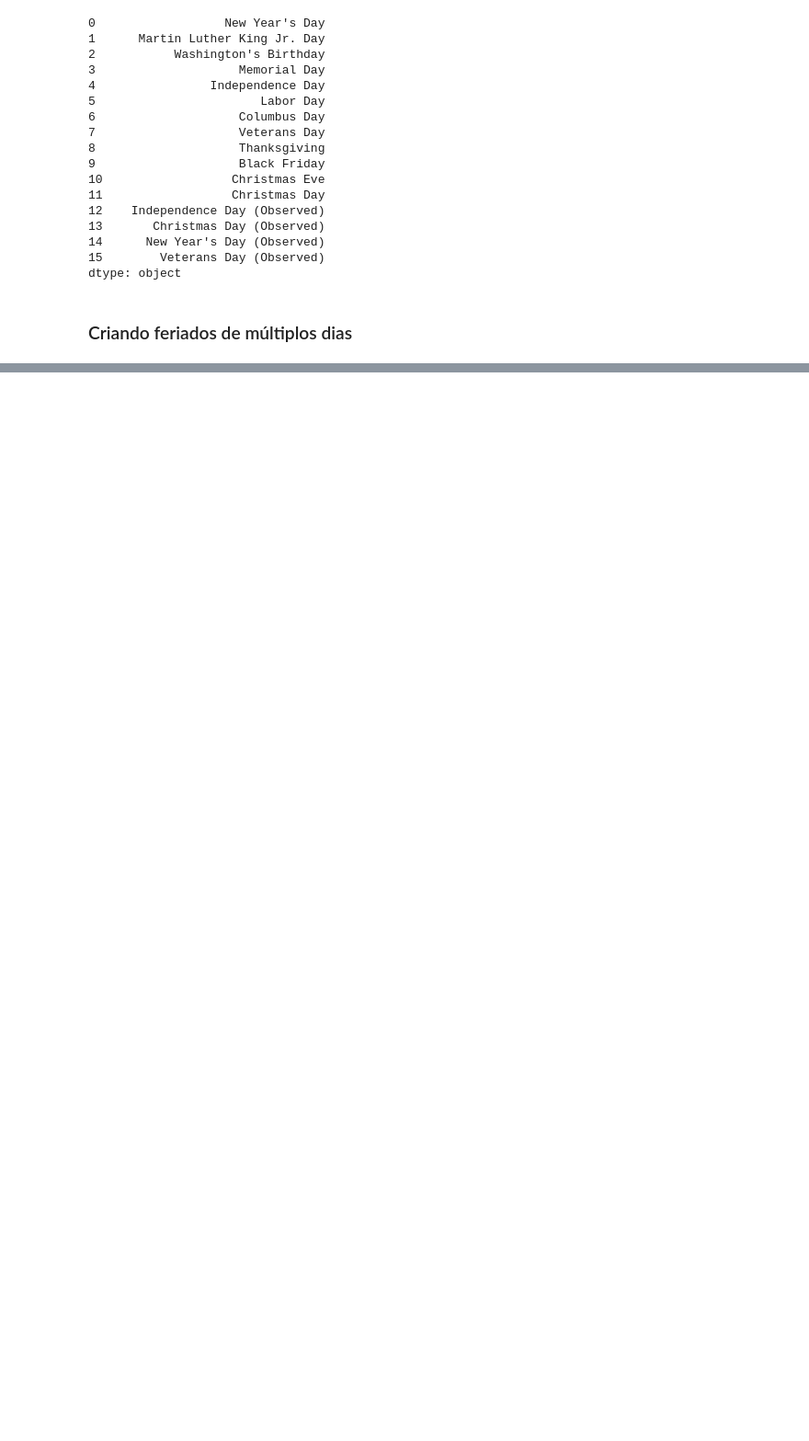
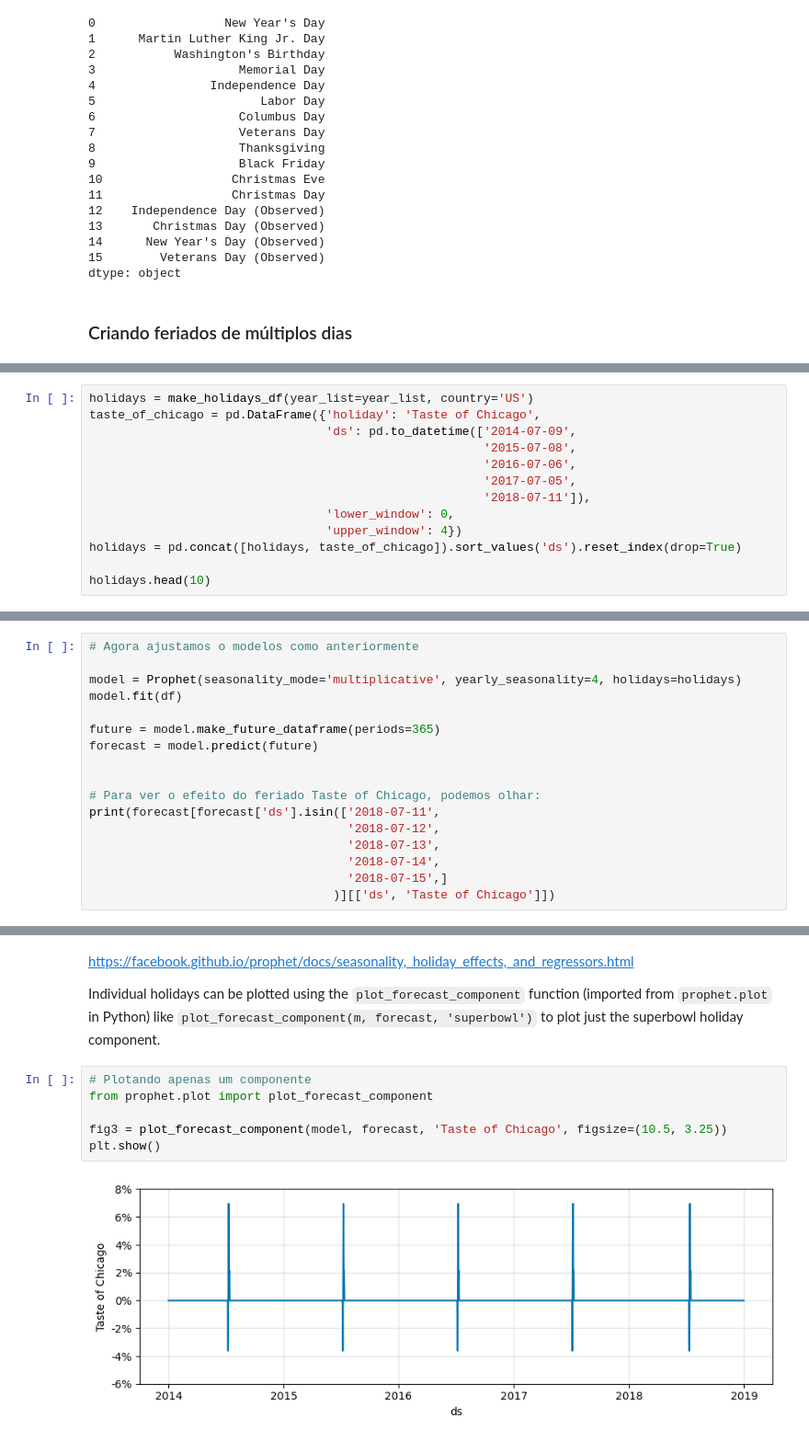
Before and after one commit to rodolphomacedo/prophet, a Jupyter notebook: Cap5 - Holidays.ipynb, the cells around one changed output, grey strips where cells are left out. Shown: that part at 92% size. Drawn from its saved outputs; the diff is of its cells as text; blank space fills up the shorter version.

```diff
--- a/Cap5 - Holidays.ipynb
+++ b/Cap5 - Holidays.ipynb
@@ -210,0 +220,13 @@ dtype: object
+# %%
+holidays = make_holidays_df(year_list=year_list, country='US')
+taste_of_chicago = pd.DataFrame({'holiday': 'Taste of Chicago',
+                                 'ds': pd.to_datetime(['2014-07-09',
+                                                       '2015-07-08',
+                                                       '2016-07-06',
+                                                       '2017-07-05',
+                                                       '2018-07-11']),
+                                 'lower_window': 0,
+                                 'upper_window': 4})
+holidays = pd.concat([holidays, taste_of_chicago]).sort_values('ds').reset_index(drop=True)
+
+holidays.head(10)
@@ -210,0 +245,17 @@ dtype: object
+# %%
+# Agora ajustamos o modelos como anteriormente
+
+model = Prophet(seasonality_mode='multiplicative', yearly_seasonality=4, holidays=holidays)
+model.fit(df)
+
+future = model.make_future_dataframe(periods=365)
+forecast = model.predict(future)
+
+
+# Para ver o efeito do feriado Taste of Chicago, podemos olhar:
+print(forecast[forecast['ds'].isin(['2018-07-11',
+                                    '2018-07-12',
+                                    '2018-07-13',
+                                    '2018-07-14',
+                                    '2018-07-15',]
+                                  )][['ds', 'Taste of Chicago']])
@@ -210,0 +277,12 @@ dtype: object
+# %% [markdown]
+https://facebook.github.io/prophet/docs/seasonality,_holiday_effects,_and_regressors.html
+
+Individual holidays can be plotted using the `plot_forecast_component` function (imported from `prophet.plot` in Python) like `plot_forecast_component(m, forecast, 'superbowl')` to plot just the superbowl holiday component.
+# %%
+# Plotando apenas um componente
+from prophet.plot import plot_forecast_component
+
+fig3 = plot_forecast_component(model, forecast, 'Taste of Chicago', figsize=(10.5, 3.25))
+plt.show()
+# %% [output]
+[figure, added]
```
Also changed, not shown: parts of 13 cells of this notebook.
